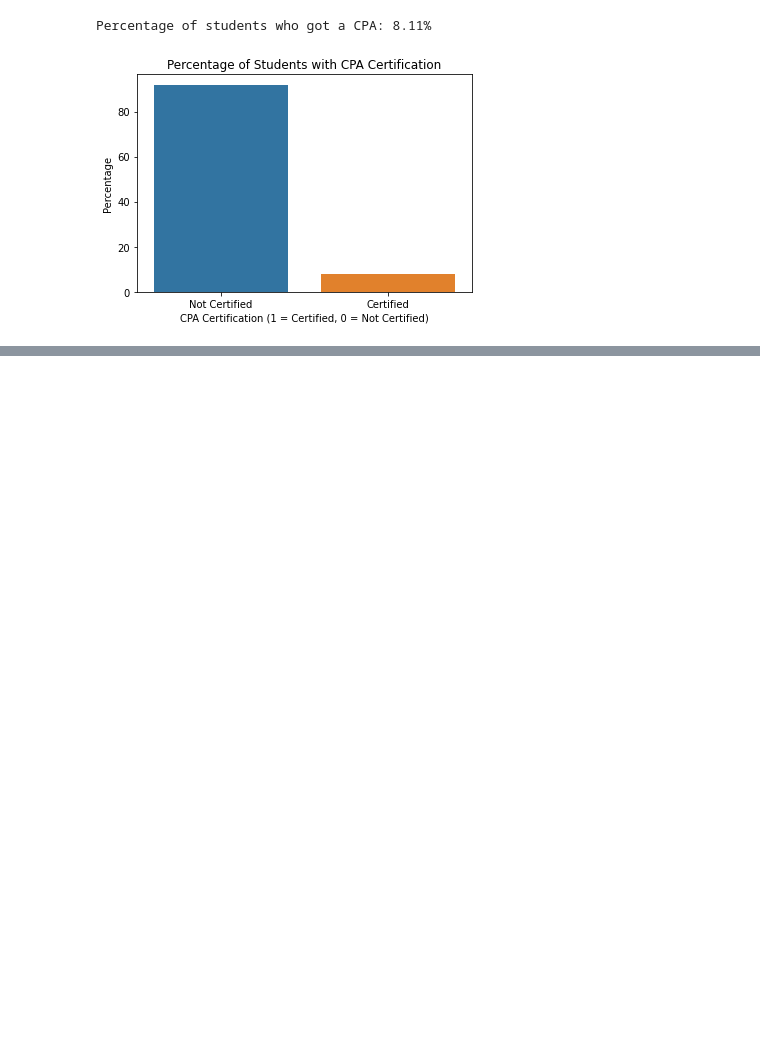
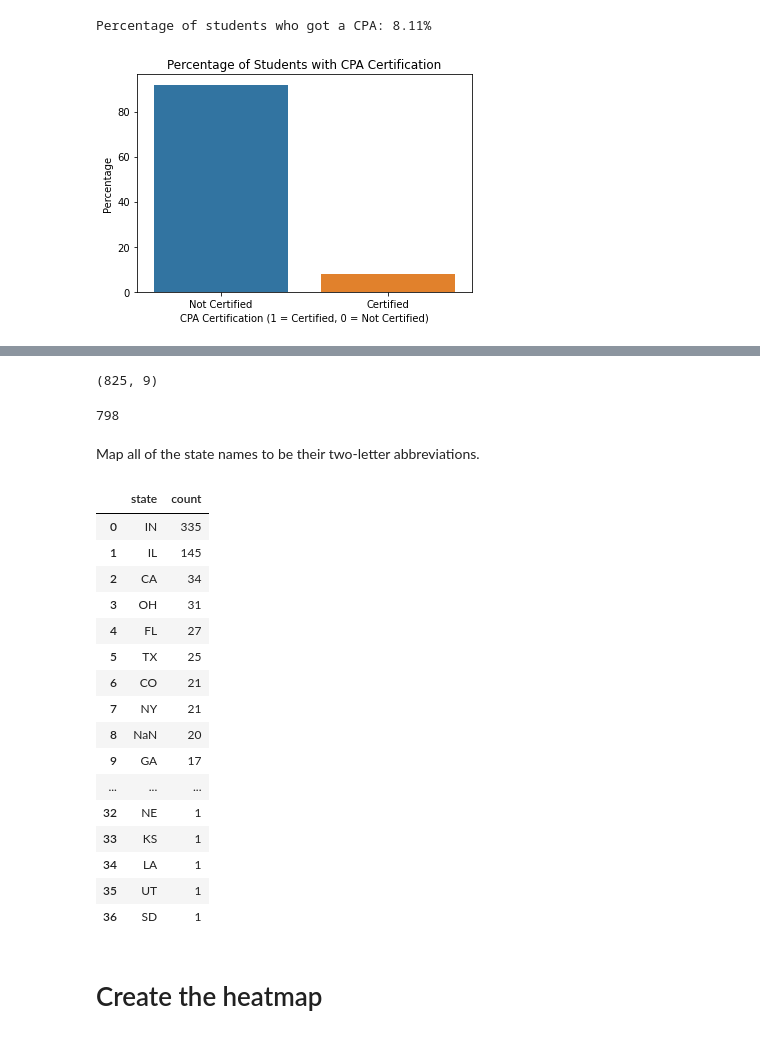
Before and after one commit to AntonDeFranco/Revelio, a Jupyter notebook: Accounting_Revelio_Code.ipynb, the cells around one changed output, grey strips where cells are left out. Saved outputs shown, nothing was run; the diff lists cells and outputs as text; code cells hidden in the pictures; blank space fills up the shorter version.

```diff
--- a/Accounting_Revelio_Code.ipynb
+++ b/Accounting_Revelio_Code.ipynb
@@ -566,0 +614,4 @@ plt.show()
+# %%
+df_heatmap_merged.rename(columns={"country": "first_job_country", "state": "first_job_state","startdate": "first_job_startdate"}, inplace=True)
+#rename columns to reduce confusion
+df_heatmap_merged.shape
@@ -566,0 +620,11 @@ plt.show()
+# %%
+df_jobs_after_grad['first_job_startdate'] = pd.to_datetime(df_jobs_after_grad['first_job_startdate'], errors='coerce')
+
+df_jobs_after_grad = df_heatmap_merged[df_heatmap_merged['first_job_startdate'] > df_heatmap_merged['enddate']]
+print(df_jobs_after_grad.shape)
+
+# Group by 'user_id' and find the minimum 'first_job_startdate' for each group
+min_dates = df_jobs_after_grad.groupby('user_id')['first_job_startdate'].transform(min)
+
+# Filter the rows where 'first_job_startdate' matches the minimum date found
+df_first_job_after_grad = df_jobs_after_grad[df_jobs_after_grad['first_job_startdate'] == min_dates]
@@ -566,0 +637,54 @@ plt.show()
+# %%
+df_first_job_after_grad.shape # observations here were lost due to the abscence of a 'startdate' in the temp_df_position dataset
+                              # for those user_ids
+# %% [output]
+(825, 9)
+# %%
+# we are interested in looking at only the U.S. population
+df_first_job_after_grad_USA_only = df_first_job_after_grad[df_first_job_after_grad['first_job_country'] == 'United States']
+# %%
+state_counts_first_job = df_first_job_after_grad_USA_only['first_job_state'].value_counts().reset_index()
+state_counts_first_job.columns = ['state', 'count']
+state_counts_first_job['count'].sum()
+# %% [output]
+798
+# %% [markdown]
+Map all of the state names to be their two-letter abbreviations.
+# %%
+state_map = {
+    'Alabama': 'AL', 'Alaska': 'AK', 'Arizona': 'AZ', 'Arkansas': 'AR', 'California': 'CA',
+    'Colorado': 'CO', 'Connecticut': 'CT', 'Delaware': 'DE', 'Florida': 'FL',
+    'Georgia': 'GA', 'Hawaii': 'HI', 'Idaho': 'ID', 'Illinois': 'IL', 'Indiana': 'IN',
+    'Iowa': 'IA', 'Kansas': 'KS', 'Kentucky': 'KY', 'Louisiana': 'LA', 'Maine': 'ME',
+    'Maryland': 'MD', 'Massachusetts': 'MA', 'Michigan': 'MI', 'Minnesota': 'MN',
+    'Mississippi': 'MS', 'Missouri': 'MO', 'Montana': 'MT', 'Nebraska': 'NE',
+    'Nevada': 'NV', 'New Hampshire': 'NH', 'New Jersey': 'NJ', 'New Mexico': 'NM',
+    'New York': 'NY', 'North Carolina': 'NC', 'North Dakota': 'ND', 'Ohio': 'OH',
+    'Oklahoma': 'OK', 'Oregon': 'OR', 'Pennsylvania': 'PA', 'Rhode Island': 'RI',
+    'South Carolina': 'SC', 'South Dakota': 'SD', 'Tennessee': 'TN', 'Texas': 'TX',
+    'Utah': 'UT', 'Vermont': 'VT', 'Virginia': 'VA', 'Washington': 'WA',
+    'West Virginia': 'WV', 'Wisconsin': 'WI', 'Wyoming': 'WY'
+}
+# Assuming 'state_name' is the column with full state names
+state_counts_first_job['state'] = state_counts_first_job['state'].map(state_map)
+state_counts_first_job
+# %% [output]
+|  | state | count |
+| 0 | IN | 335 |
+| 1 | IL | 145 |
+| 2 | CA | 34 |
+| 3 | OH | 31 |
+| 4 | FL | 27 |
+| 5 | TX | 25 |
+| 6 | CO | 21 |
+| 7 | NY | 21 |
+| 8 | NaN | 20 |
+| 9 | GA | 17 |
+| ... | ... | ... |
+| 32 | NE | 1 |
+| 33 | KS | 1 |
+| 34 | LA | 1 |
+| 35 | UT | 1 |
+| 36 | SD | 1 |
+# %% [markdown]
+# Create the heatmap
```
Also changed, not shown: parts of 27 cells of this notebook.
